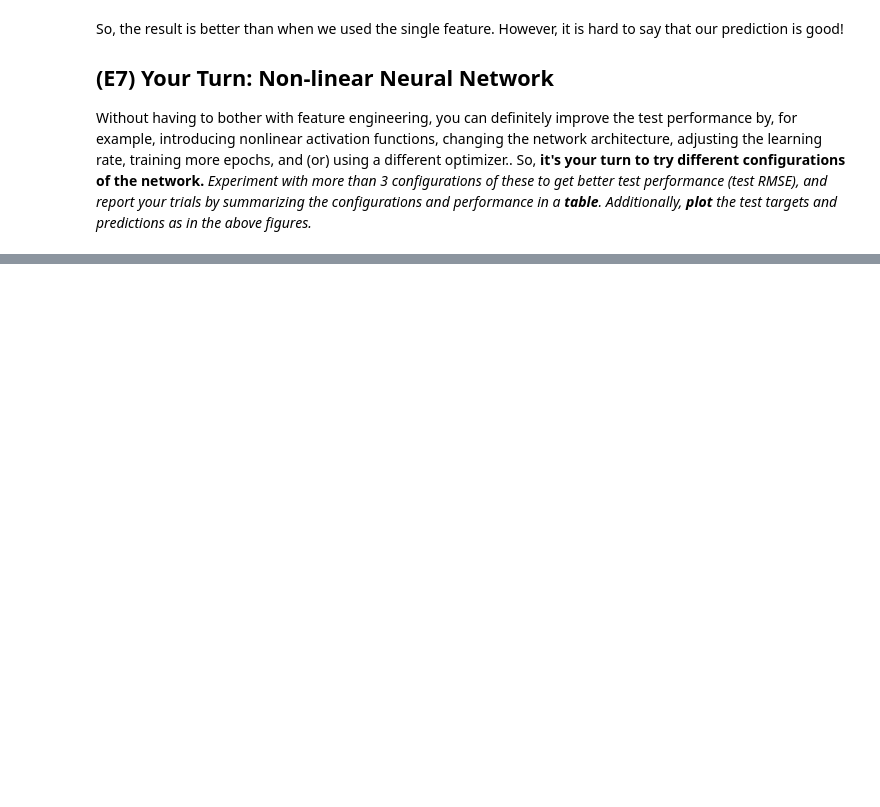
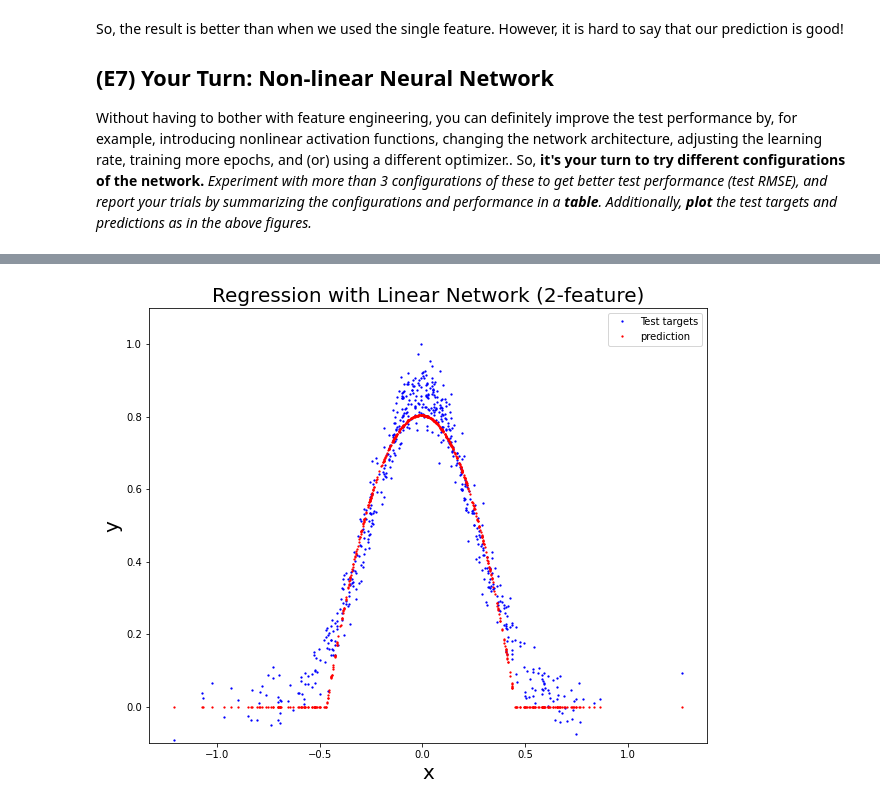
Before and after one commit to armandordorica/MIE1516_A3_Neural_Network, a Jupyter notebook: E7_regression.ipynb, the cells around one changed output, grey strips where cells are left out. Saved outputs shown, nothing was run; the diff lists cells and outputs as text; code cells hidden in the pictures; blank space fills up the shorter version.

```diff
--- a/E7_regression.ipynb
+++ b/E7_regression.ipynb
@@ -531,0 +620,13 @@ len(nn.total_deltas_backward)
+# %%
+# Plot the prediction
+fig, ax = plt.subplots(figsize=(10, 8))
+ax.plot(x_test[:, 0], y_test, 'b.', label='Test targets', markersize=2.5)
+ax.plot(x_test[:, 0], nn.predict(x_test, mode=False), 'r.', label='prediction', markersize=2.5)
+ax.legend(loc='best')
+ax.set_xlabel('x', fontsize=20)
+ax.set_ylabel('y', fontsize=20)
+ax.set_ylim(-0.1, 1.1)
+ax.set_title("Regression with Linear Network ({}-feature)".format(feature_num), fontsize=20)
+plt.show()
+# %% [output]
+[figure, added]
```
Also changed, not shown: parts of 69 cells of this notebook, 2 other files.
